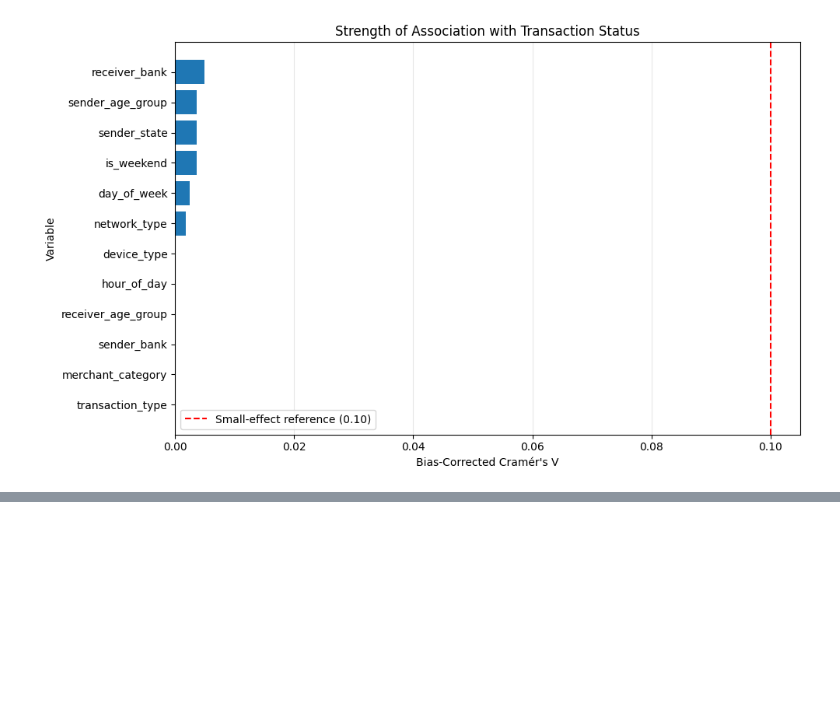
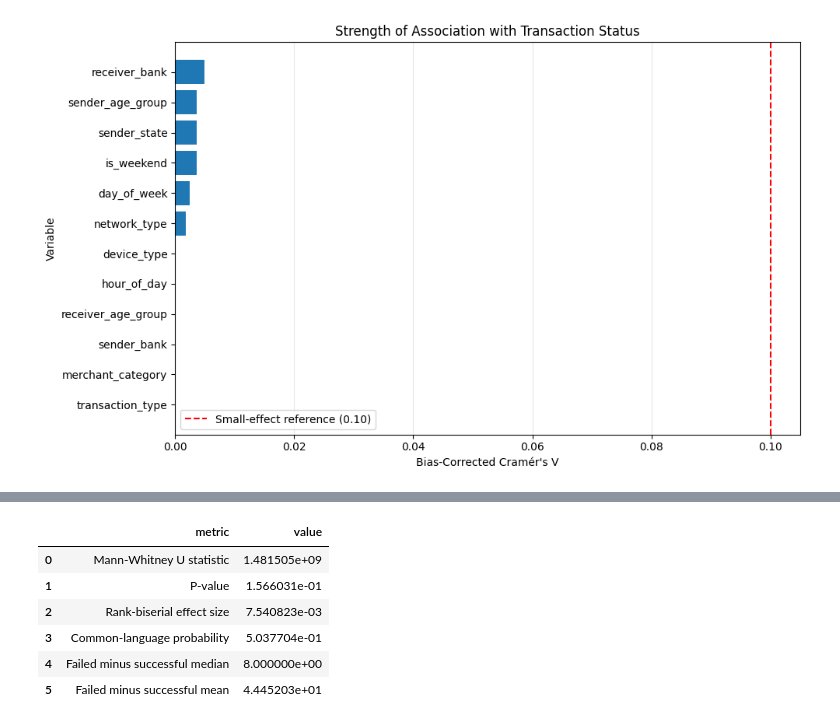
Before and after one commit to KaviyaVelmurugan/upi-transaction-intelligence-platform, a Jupyter notebook: notebooks/02_eda.ipynb, the cells around one changed output, grey strips where cells are left out. Saved outputs shown, nothing was run; the diff lists cells and outputs as text; code cells hidden in the pictures; blank space fills up the shorter version.

```diff
--- a/notebooks/02_eda.ipynb
+++ b/notebooks/02_eda.ipynb
@@ -3795,0 +3899,31 @@ plt.show()
+# %%
+amount_test_results = pd.DataFrame(
+    {
+        "metric": [
+            "Mann-Whitney U statistic",
+            "P-value",
+            "Rank-biserial effect size",
+            "Common-language probability",
+            "Failed minus successful median",
+            "Failed minus successful mean"
+        ],
+        "value": [
+            mann_whitney_u,
+            amount_p_value,
+            rank_biserial_effect,
+            common_language_probability,
+            median_difference,
+            mean_difference
+        ]
+    }
+)
+
+amount_test_results
+# %% [output]
+|  | metric | value |
+| 0 | Mann-Whitney U statistic | 1.481505e+09 |
+| 1 | P-value | 1.566031e-01 |
+| 2 | Rank-biserial effect size | 7.540823e-03 |
+| 3 | Common-language probability | 5.037704e-01 |
+| 4 | Failed minus successful median | 8.000000e+00 |
+| 5 | Failed minus successful mean | 4.445203e+01 |
```
Also changed, not shown: parts of 5 cells of this notebook, 1 other file.
